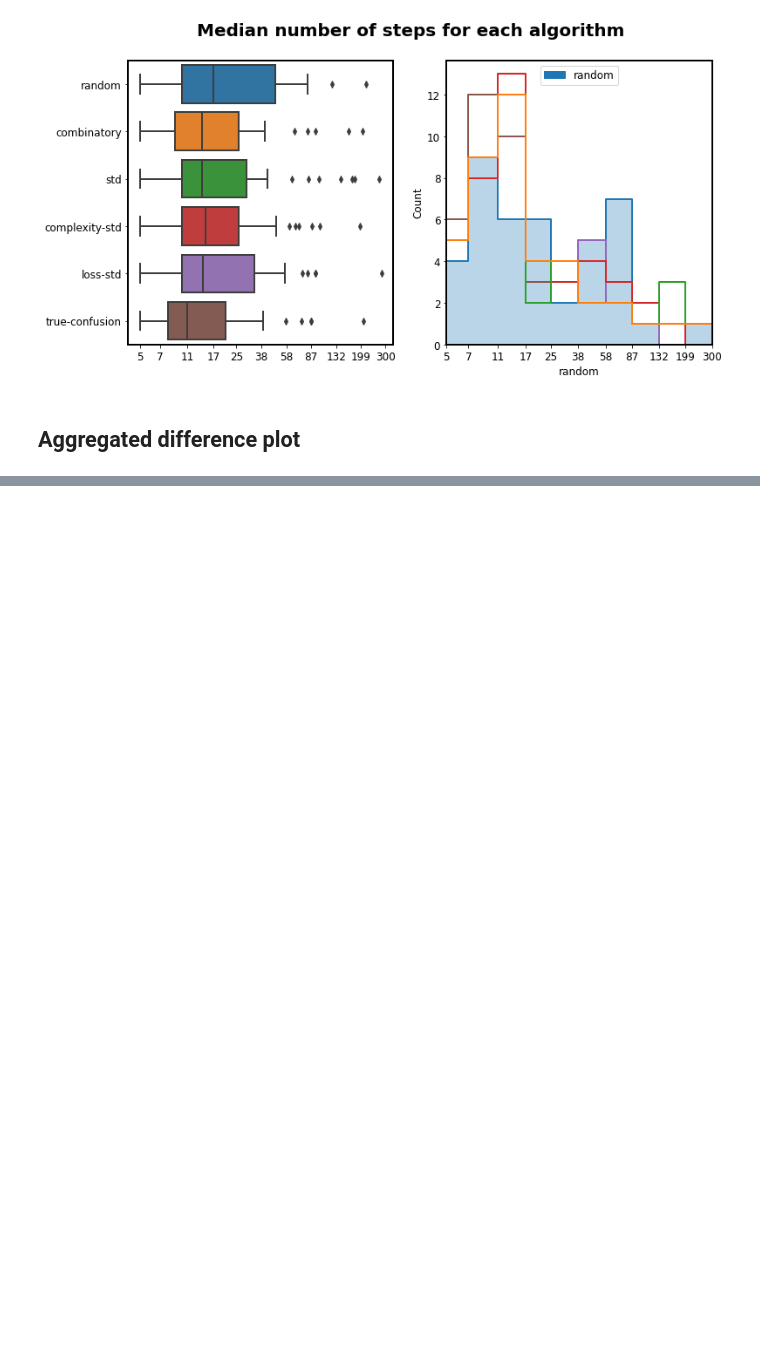
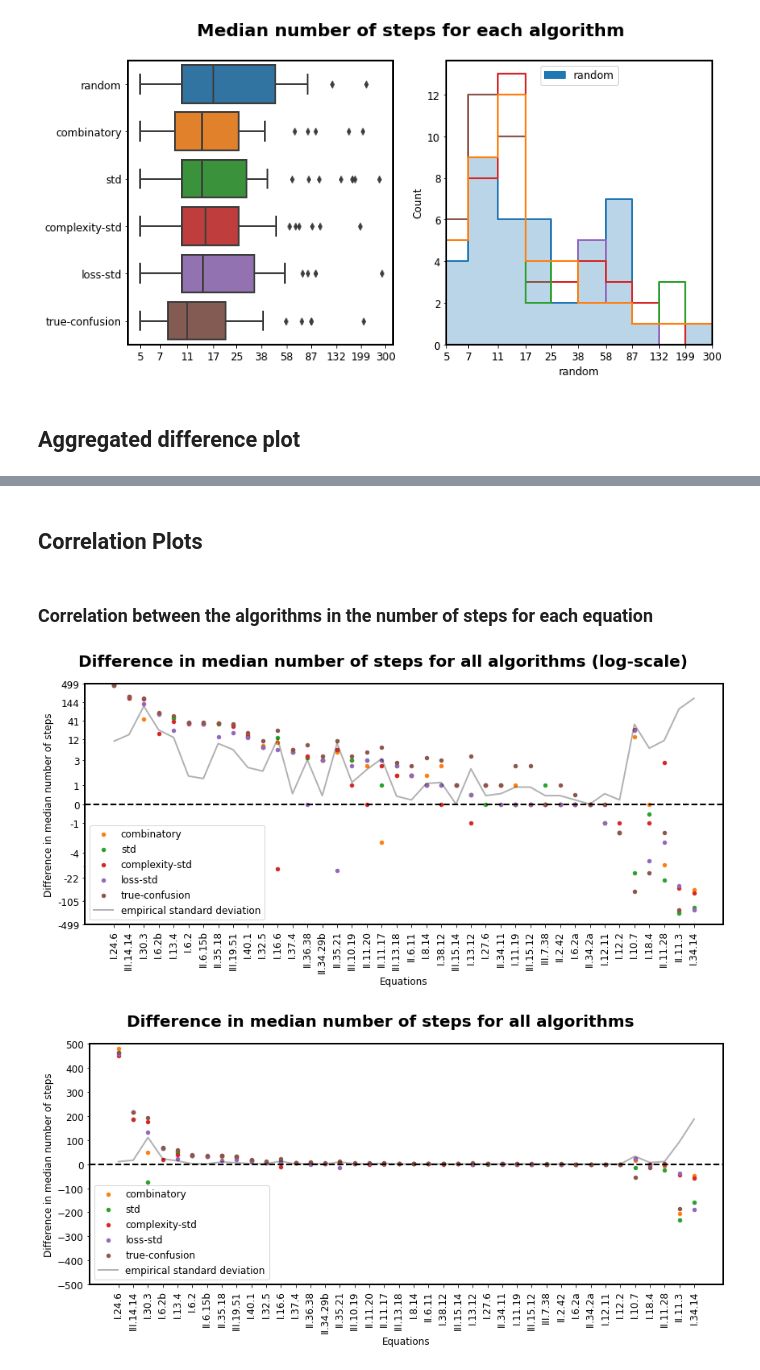
Before and after one commit to FrederikBornemann/SyReAL, a Jupyter notebook: syreal/jobs/jobOrchestration/trials_visualisation.ipynb, the cells around one changed output, grey strips where cells are left out. Drawn from its saved outputs; the diff is of its cells as text; code cells hidden in the pictures; blank space fills up the shorter version.

```diff
--- a/syreal/jobs/jobOrchestration/trials_visualisation.ipynb
+++ b/syreal/jobs/jobOrchestration/trials_visualisation.ipynb
@@ -471,0 +984,17 @@ difference_plot_each(num=10, xmin=-500, xmax=500, not_found_num = 650)
+# %%
+import os
+
+folder_path = '/beegfs/desy/user/bornemaf/data/SyReAL/notebooks/plots/per_equation'  # Replace with the actual path
+target_folder_path = 'figures/per_equation'  # Replace with the actual path
+figure_extension = '.jpg'  # Replace with the actual extension of your figure files
+
+latex_code = '\\begin{figure}\n'
+for filename in os.listdir(folder_path):
+    if filename.endswith(figure_extension):
+        figure_path = os.path.join(target_folder_path, filename)
+        latex_code += f'  \\includegraphics[width=0.9\\textwidth]{{{figure_path}}}\n'
+latex_code += '\\caption{All per-equation results}\n'
+latex_code += '\\end{figure}\n'
+
+with open('/beegfs/desy/user/bornemaf/data/SyReAL/notebooks/plots/generated_figures.tex', 'w') as f:
+    f.write(latex_code)
@@ -471,0 +1058,60 @@ difference_plot_each(num=10, xmin=-500, xmax=500, not_found_num = 650)
+# %% [markdown]
+## Correlation Plots
+# %% [markdown]
+### Correlation between the algorithms in the number of steps for each equation
+# %%
+median_difference_df = median_difference(not_found_num = 650)
+median_difference_df = median_difference_df[ALGORITHMS[1:]]
+
+for log in [True, False]:
+    # sort the equations by their mean of all algorithms
+    median_difference_df = median_difference_df.reindex(median_difference_df.mean(axis=1).sort_values(ascending=False).index)
+    # plot the equations on the x axis
+    x = np.arange(len(median_difference_df))
+    # plot the median difference on the y axis
+    y = median_difference_df.values
+    # y is of shape (40, 5), x is of shape (40,). In order to
+
+    # plot the scatter plot
+    fig, ax = plt.subplots(figsize=(12, 6))
+    colors = sns.color_palette()[1:6]
+    for i in range(len(ALGORITHMS[1:])):
+        ax.scatter(x, y[:,i], color=colors[i], label=ALGORITHMS[i+1], s=20)
+    # add a horizontal line at 0
+    ax.axhline(0, color="black", linestyle='--', linewidth=2)
+
+    # plot the empirical median and varince for each row
+    median = np.nanmean(median_difference_df, axis=1)
+    std = np.nanstd(median_difference_df, axis=1, ddof=1)
+    # norm the std to 500
+    #std = std / np.nanmax(std) * 500
+    #ax.plot(x, median, color="black", linestyle='-', linewidth=2, label="empirical median")
+    ax.plot(x, std, color="black", linestyle='-', linewidth=2, label="empirical standard deviation", alpha=0.3)
+
+    # set x ticks
+    ax.set_xticks(x)
+    ax.set_xticklabels(median_difference_df.index, rotation=90, minor=False)
+    ax.set_xticks([], minor=True)
+
+    # set y as linspace_with_zero and log scale
+    ymin = -500
+    ymax = 500
+    ax.set_ylim(ymin, ymax)
+    ax.set_yticks(linspace_with_zero(ymin, ymax, 11, log=False))
+
+    if log:
+        ax.set_yscale("symlog")
+        # set y ticks
+        ax.set_yticks(linspace_with_zero(ymin, ymax, 11, log=True))
+        ax.set_yticklabels(linspace_with_zero(ymin, ymax, 11, log=True), minor=False)
+    # title
+    fig.suptitle(f"Difference in median number of steps for all algorithms"+f" {'(log-scale)' if log else ''}", fontsize=20, weight="bold")
+    ax.set_xlabel("Equations")
+    ax.set_ylabel("Difference in median number of steps")
+    ax.legend()
+    # make subplots closer together
+    plt.tight_layout()
+    plt.show()
+# %% [output]
+[figure, added]
+[figure, added]
```
Also changed, not shown: parts of 21 cells of this notebook, 3 other files.
